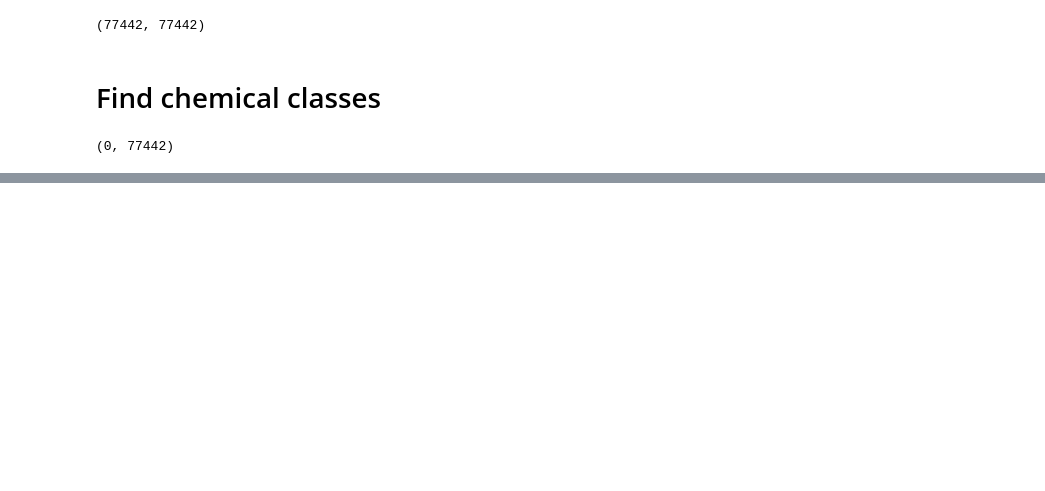
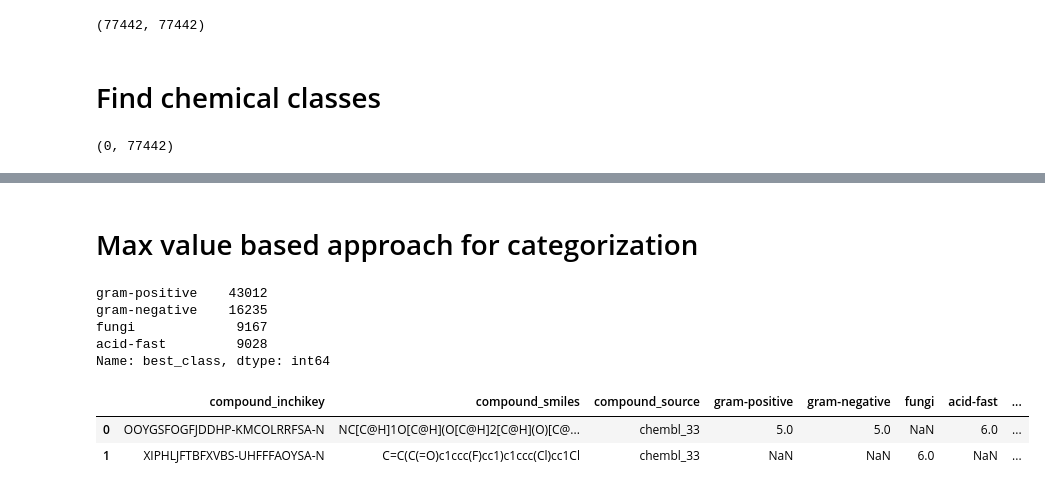
Before and after one commit to IMI-COMBINE/broad_spectrum_prediction, a Jupyter notebook: src/0_eda_analysis.ipynb, the cells around one changed output, grey strips where cells are left out. Saved outputs shown, nothing was run; the diff lists cells and outputs as text; code cells hidden in the pictures; blank space fills up the shorter version.

```diff
--- a/src/0_eda_analysis.ipynb
+++ b/src/0_eda_analysis.ipynb
@@ -155,0 +171,48 @@ with open(f"{DATA_DIR}/mapping/structure2class.json", "w") as f:
+# %% [markdown]
+# Max value based approach for categorization
+# %%
+best_classes = []
+
+for gram_pos, gram_neg, fungi, acid_fast in zip(
+    final_df["gram-positive"],
+    final_df["gram-negative"],
+    final_df["fungi"],
+    final_df["acid-fast"],
+):
+    # if any of the values are NaN, then set them to 0
+    if pd.isna(gram_pos):
+        gram_pos = 0
+    if pd.isna(gram_neg):
+        gram_neg = 0
+    if pd.isna(fungi):
+        fungi = 0
+    if pd.isna(acid_fast):
+        acid_fast = 0
+
+    max_bact = max(gram_pos, gram_neg, acid_fast)
+
+    if max_bact < fungi:
+        best_classes.append("fungi")
+    else:
+        if max_bact == gram_pos:
+            best_classes.append("gram-positive")
+        elif max_bact == gram_neg:
+            best_classes.append("gram-negative")
+        else:
+            best_classes.append("acid-fast")
+
+final_df["best_class"] = best_classes
+# %%
+final_df["best_class"].value_counts()
+# %% [output]
+gram-positive    43012
+gram-negative    16235
+fungi             9167
+acid-fast         9028
+Name: best_class, dtype: int64
+# %%
+final_df.head(2)
+# %% [output]
+|  | compound_inchikey | compound_smiles | compound_source | gram-positive | gram-negative | fungi | acid-fast | ... |
+| 0 | OOYGSFOGFJDDHP-KMCOLRRFSA-N | NC[C@H]1O[C@H](O[C@H]2[C@H](O)[C@... | chembl_33 | 5.0 | 5.0 | NaN | 6.0 | ... |
+| 1 | XIPHLJFTBFXVBS-UHFFFAOYSA-N | C=C(C(=O)c1ccc(F)cc1)c1ccc(Cl)cc1Cl | chembl_33 | NaN | NaN | 6.0 | NaN | ... |
```
Also changed, not shown: parts of 9 cells of this notebook.
